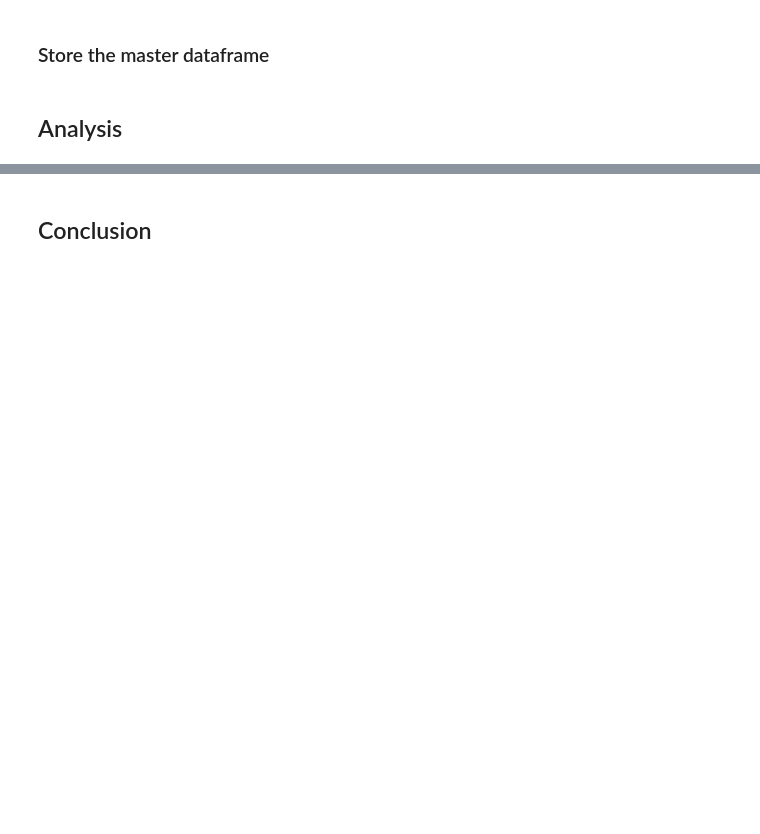
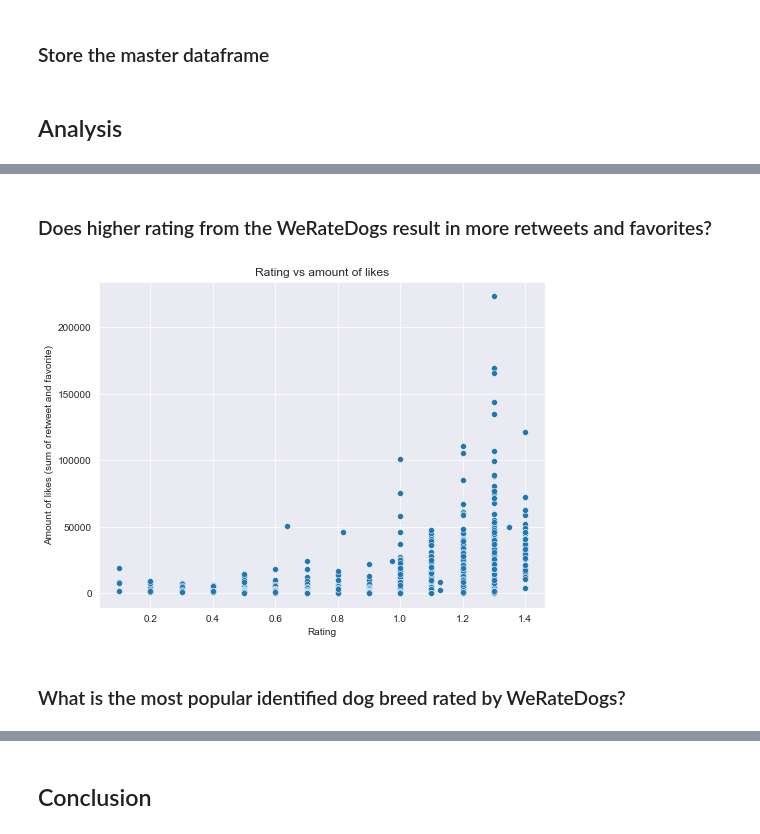
Before and after one commit to leqilu67/datawrangling_weratedogs, a Jupyter notebook: wrangle_act.ipynb, the cells around one changed output, grey strips where cells are left out. Drawn from its saved outputs; the diff is of its cells as text; code cells hidden in the pictures; blank space fills up the shorter version.

```diff
--- a/wrangle_act.ipynb
+++ b/wrangle_act.ipynb
@@ -921,0 +1084,15 @@ twitter_archive_master.to_csv('twitter_archive_master.csv', encoding='utf-8', in
+# %% [markdown]
+### Does higher rating from the WeRateDogs result in more retweets and favorites?
+# %%
+plt.figure(figsize=(8, 6))
+sns.scatterplot(data = twitter_archive_master, x = 'rating', y = 'likes')
+
+plt.xlabel('Rating')
+plt.ylabel('Amount of likes (sum of retweet and favorite)')
+plt.title('Rating vs amount of likes')
+
+plt.show()
+# %% [output]
+[figure, added]
+# %% [markdown]
+### What is the most popular identified dog breed rated by WeRateDogs?
```
Also changed, not shown: parts of 35 cells of this notebook, 1 other file.
